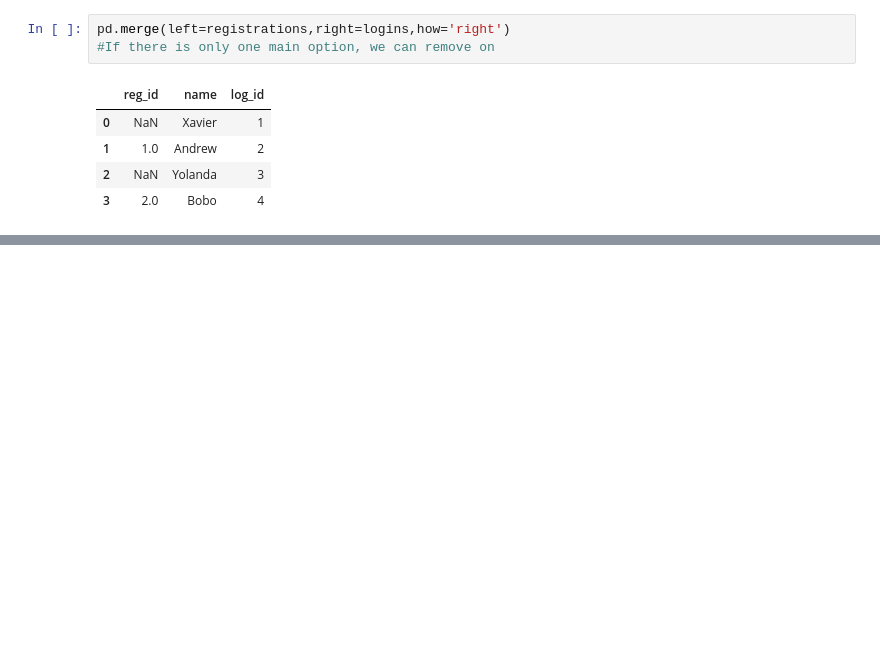
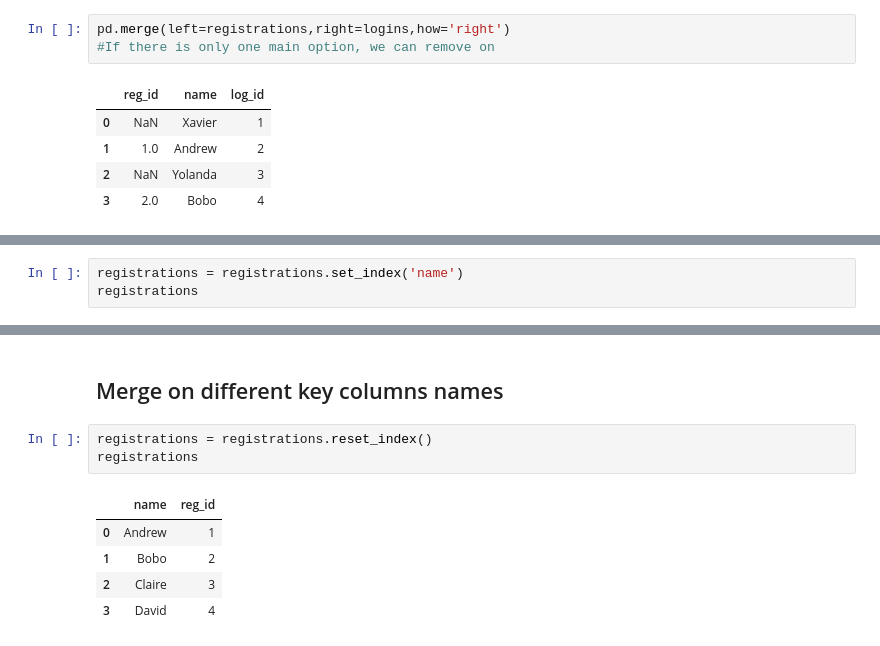
Before and after one commit to eslamwe/Pandas, a Jupyter notebook: pandas.ipynb, the cells around one changed output, grey strips where cells are left out. Saved outputs shown, nothing was run; the diff lists cells and outputs as text; blank space fills up the shorter version.

```diff
--- a/pandas.ipynb
+++ b/pandas.ipynb
@@ -1647,0 +1663,3 @@ pd.merge(left=registrations,right=logins,how='right')
+# %%
+registrations = registrations.set_index('name')
+registrations
@@ -1647,0 +1681,11 @@ pd.merge(left=registrations,right=logins,how='right')
+# %% [markdown]
+## Merge on different key columns names
+# %%
+registrations = registrations.reset_index()
+registrations
+# %% [output]
+|  | name | reg_id |
+| 0 | Andrew | 1 |
+| 1 | Bobo | 2 |
+| 2 | Claire | 3 |
+| 3 | David | 4 |
```
Also changed, not shown: parts of 16 cells of this notebook.
